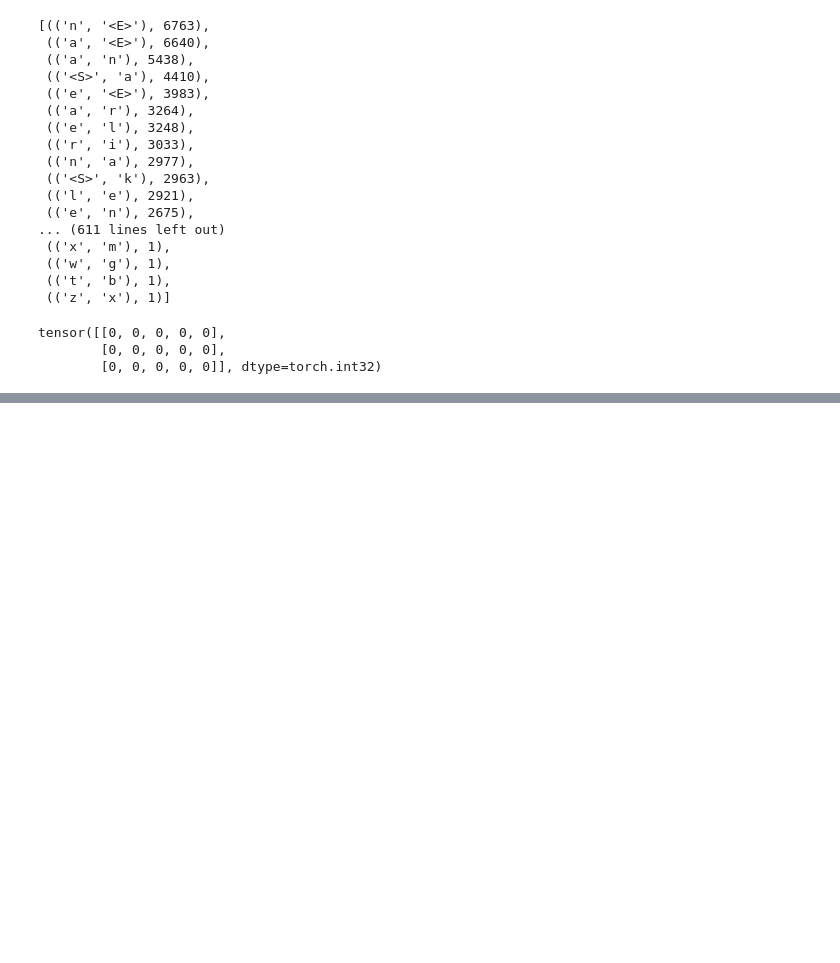
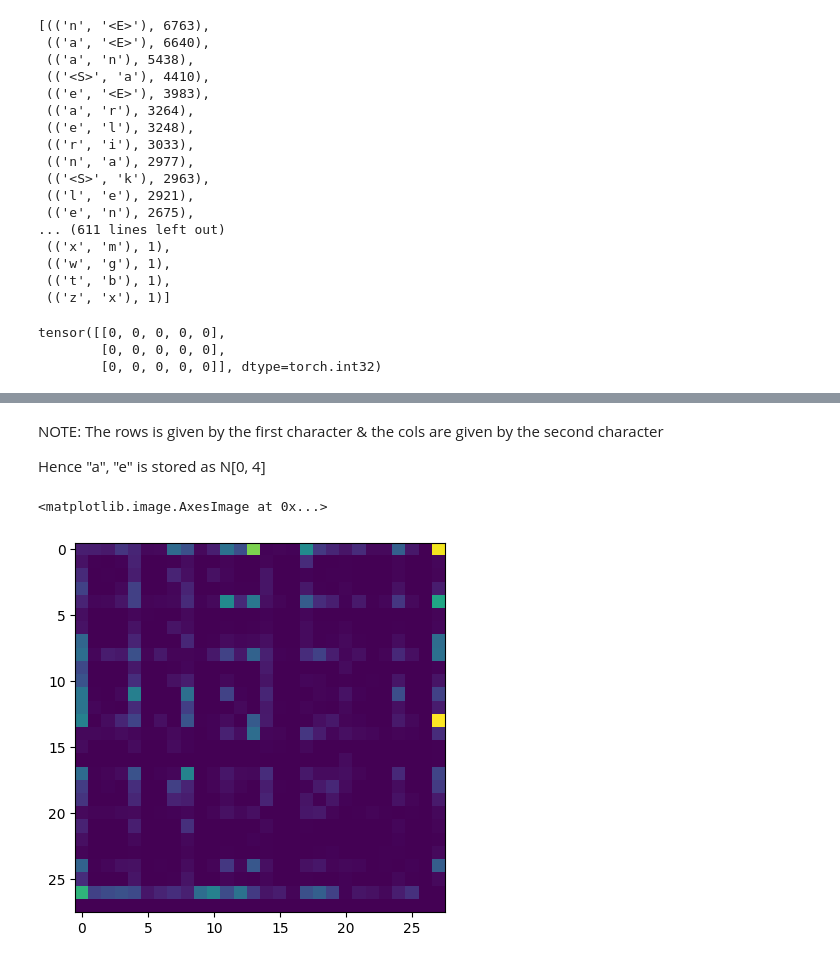
Before and after one commit to JacobMJEmbury/ZeroToHero, a Jupyter notebook: lesson_2.ipynb, the cells around one changed output, grey strips where cells are left out. Cells and saved outputs as stored; diff of their text form; code cells hidden in the pictures; blank space fills up the shorter version.

```diff
--- a/lesson_2.ipynb
+++ b/lesson_2.ipynb
@@ -89,0 +87,23 @@ https://www.youtube.com/watch?v=PaCmpygFfXo&list=PLAqhIrjkxbuWI23v9cThsA9GvCAUhR
+# %%
+# Define torch array
+N = torch.zeros((28, 28), dtype=torch.int32)
+
+# Define a character index from a to z...
+
+# Concatinate all words in the dataset together with no spaces inbetween
+concat_all_words = "".join(words)
+print(concat_all_words)
+
+# Use the set operator to only draw out the set of characters which make up the concatinated string... (i.e only bring out the single letters in the concat_all_words - ignoring repeats)
+seperate_chars = set(concat_all_words)
+print(seperate_chars)
+
+# Move the seperate_chars (26 of them) into a list (array) and then sort them - from a to z
+sorted_chars_list = sorted(list(seperate_chars))
+print(sorted_chars_list)
+
+# Hence we create index from a-z for 0-25...
+stoi = {s:i for i,s in enumerate(sorted_chars_list)}
+stoi["<S>"] = 26
+stoi["<E>"] = 27
+print(stoi)
@@ -89,0 +115,14 @@ https://www.youtube.com/watch?v=PaCmpygFfXo&list=PLAqhIrjkxbuWI23v9cThsA9GvCAUhR
+# %%
+# Now instead of iterating through for words and storing characters - we store just the character index...
+# Then store these in the 28x28 array
+
+for word in words:
+    # Create an array characters (chrs) - Including the starting and ending markers for the word...
+    chrs = ["<S>"] + list(word) + ["<E>"]
+
+    for index in range(0, len(chrs)-1):
+        # Get the character pairs in each word...
+        ch1, ch2 = chrs[index], chrs[index+1]
+        N[stoi[ch1], stoi[ch2]] += 1
+
+print(N) # Here we have the matricies of frequencies for order-dependant character pairings...
@@ -89,0 +147,12 @@ https://www.youtube.com/watch?v=PaCmpygFfXo&list=PLAqhIrjkxbuWI23v9cThsA9GvCAUhR
+# %% [markdown]
+NOTE: The rows is given by the first character & the cols are given by the second character
+
+Hence "a", "e" is stored as N[0, 4]
+# %%
+# Plot the matrix...
+import matplotlib.pyplot as plt
+
+plt.imshow(N) # NOTE: 28x28 array image...
+# %% [output]
+<matplotlib.image.AxesImage at 0x...>
+[figure, added]
```
Also changed, not shown: parts of 4 cells of this notebook.
